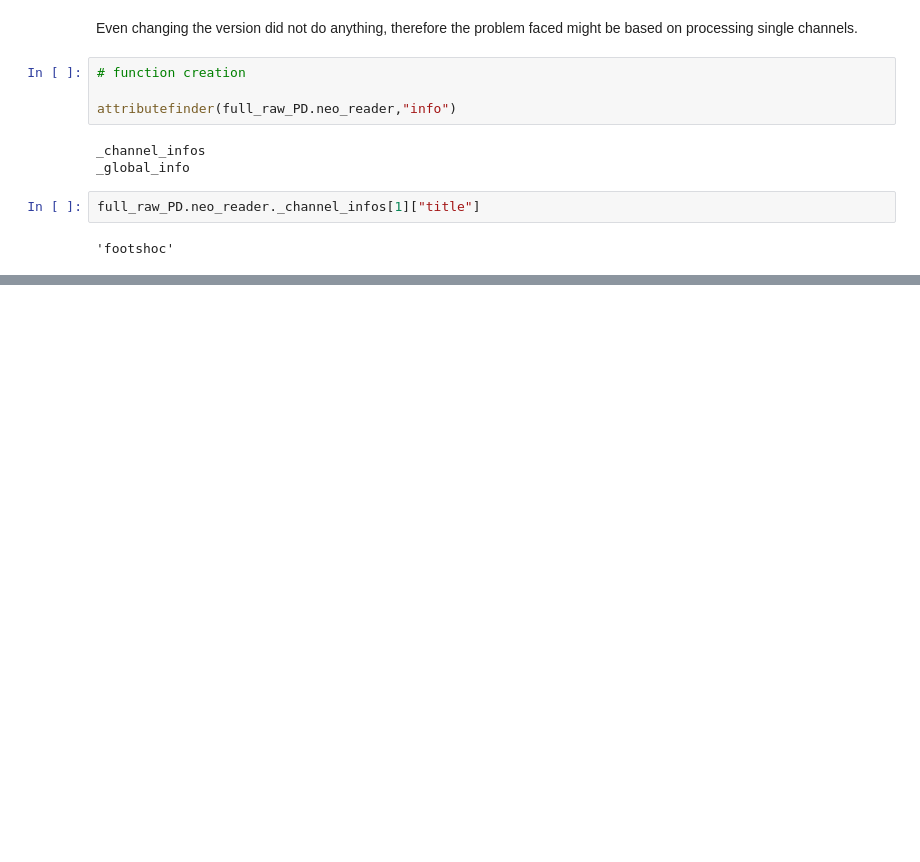
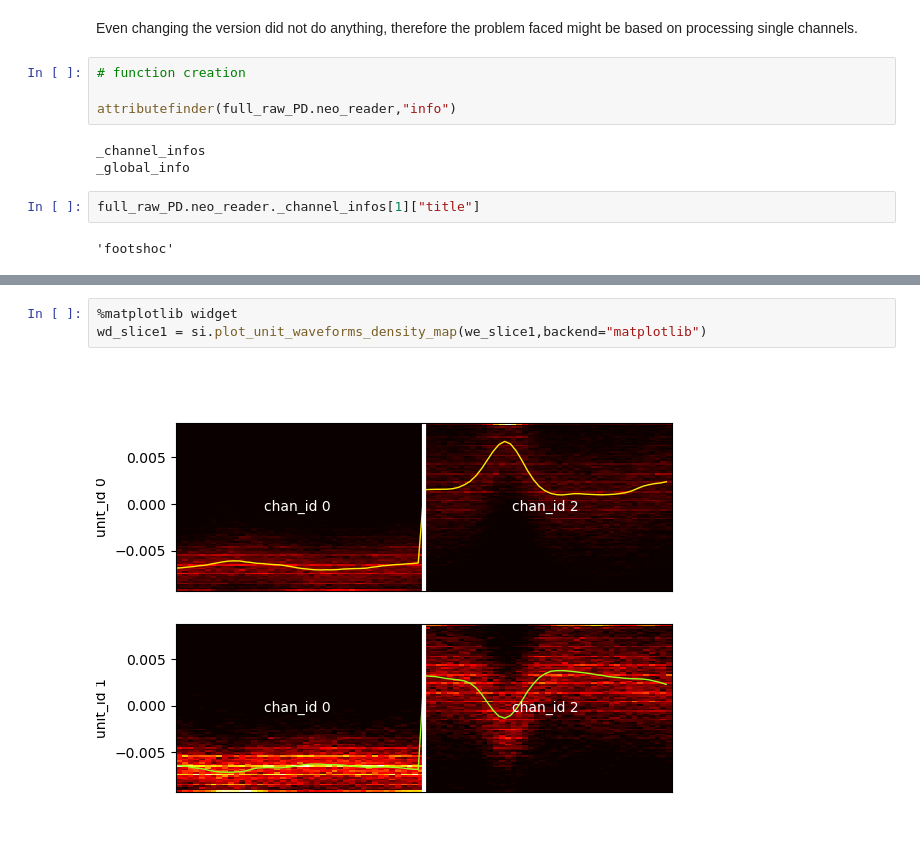
Before and after one commit to Akshit-Rawat/Spike_Interface_GIPSA, a Jupyter notebook: SpikeProject.ipynb, the cells around one changed output, grey strips where cells are left out. Cells and saved outputs as stored; diff of their text form; blank space fills up the shorter version.

```diff
--- a/SpikeProject.ipynb
+++ b/SpikeProject.ipynb
@@ -307,0 +439,5 @@ dir(Spike2IO(data_loc))
+# %%
+%matplotlib widget
+wd_slice1 = si.plot_unit_waveforms_density_map(we_slice1,backend="matplotlib")
+# %% [output]
+[figure, added]
```
Also changed, not shown: parts of 39 cells of this notebook.
